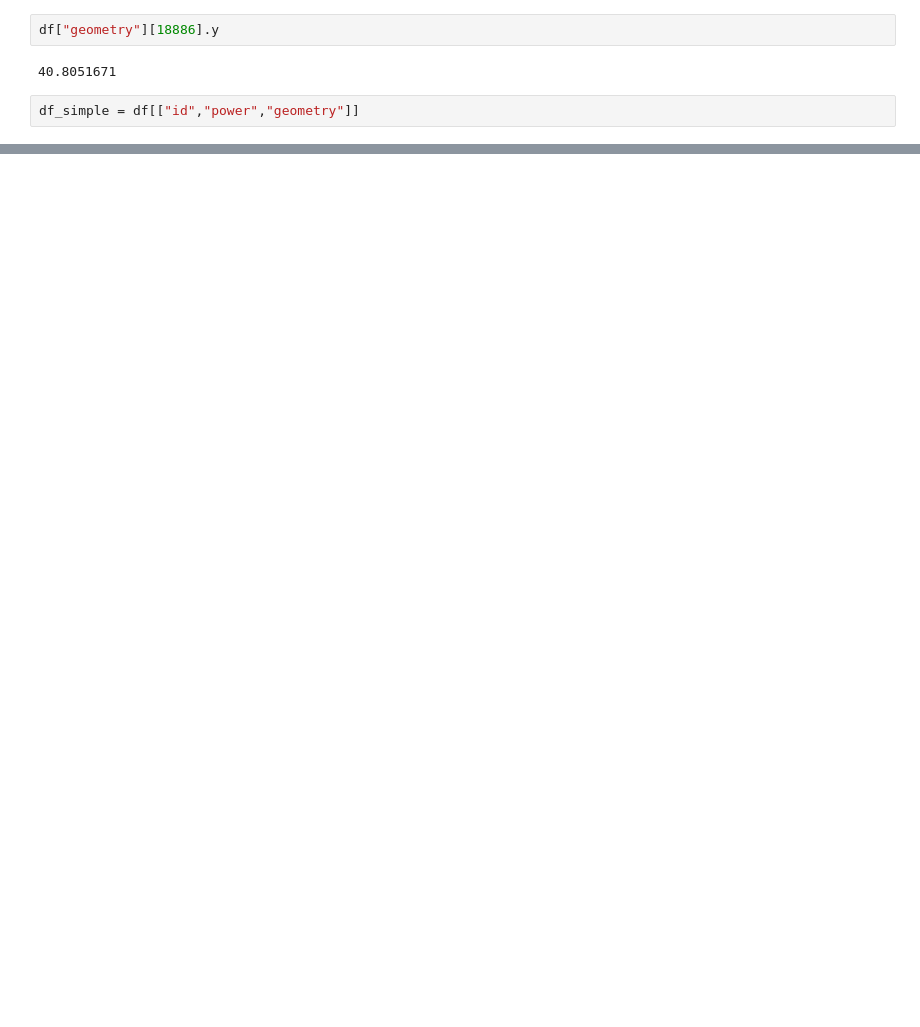
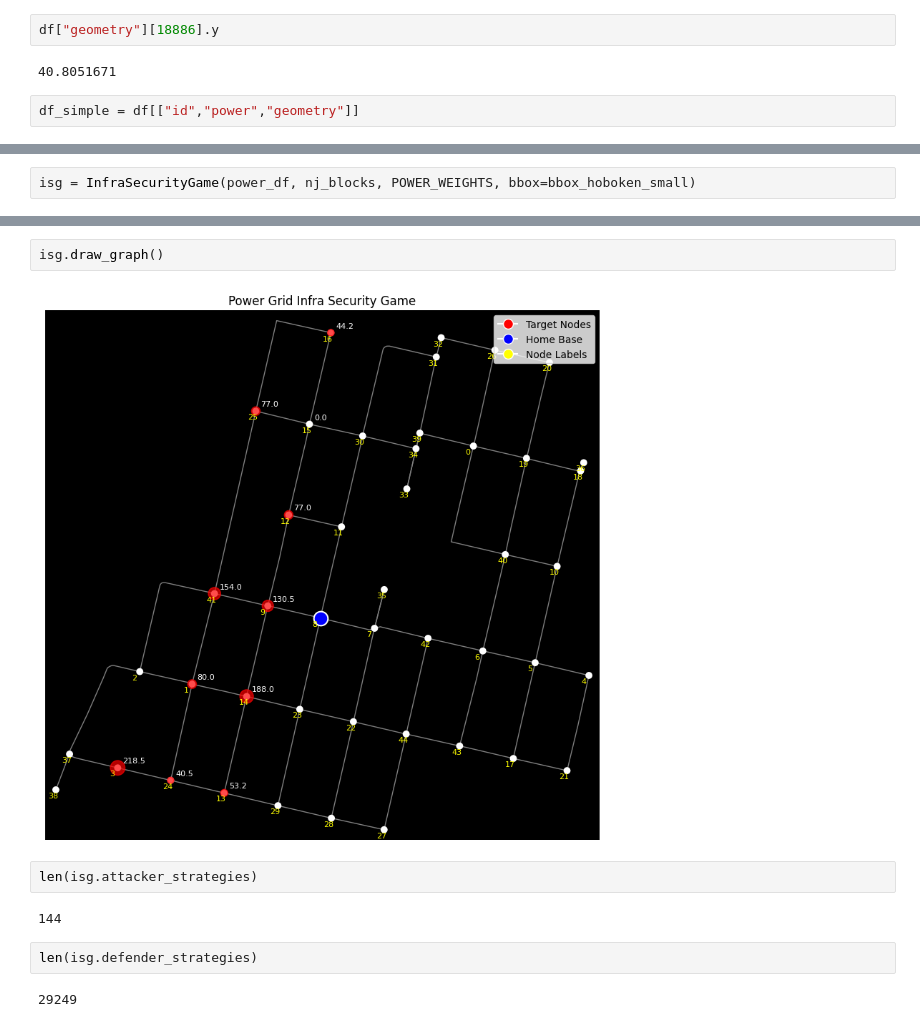
Before and after one commit to CoffeeAndConvexity/GUARD, a Jupyter notebook: notebooks/load_isg.ipynb, the cells around one changed output, grey strips where cells are left out. Saved outputs shown, nothing was run; the diff lists cells and outputs as text; blank space fills up the shorter version.

Commit message:
Infra Security Game

```diff
--- a/notebooks/load_isg.ipynb
+++ b/notebooks/load_isg.ipynb
@@ -242,0 +641,2 @@ See the caveats in the documentation: https://pandas.pydata.org/pandas-docs/stab
+# %%
+isg = InfraSecurityGame(power_df, nj_blocks, POWER_WEIGHTS, bbox=bbox_hoboken_small)
@@ -242,0 +651,12 @@ See the caveats in the documentation: https://pandas.pydata.org/pandas-docs/stab
+# %%
+isg.draw_graph()
+# %% [output]
+[figure, added]
+# %%
+len(isg.attacker_strategies)
+# %% [output]
+144
+# %%
+len(isg.defender_strategies)
+# %% [output]
+29249
```
Also changed, not shown: parts of 24 cells of this notebook, 5 other files.
